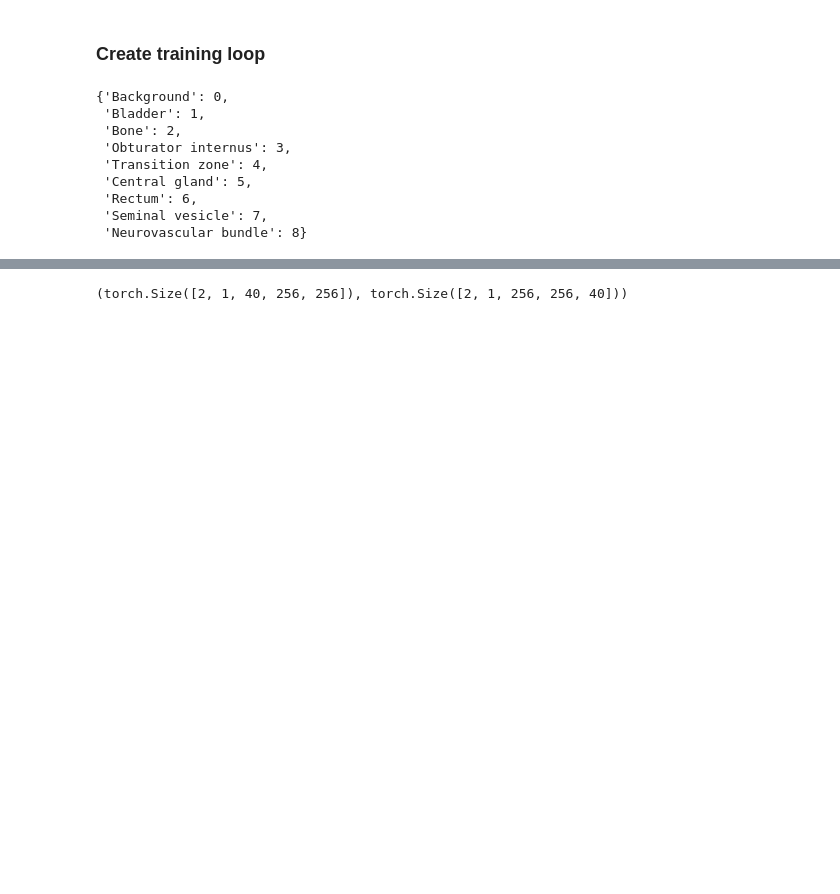
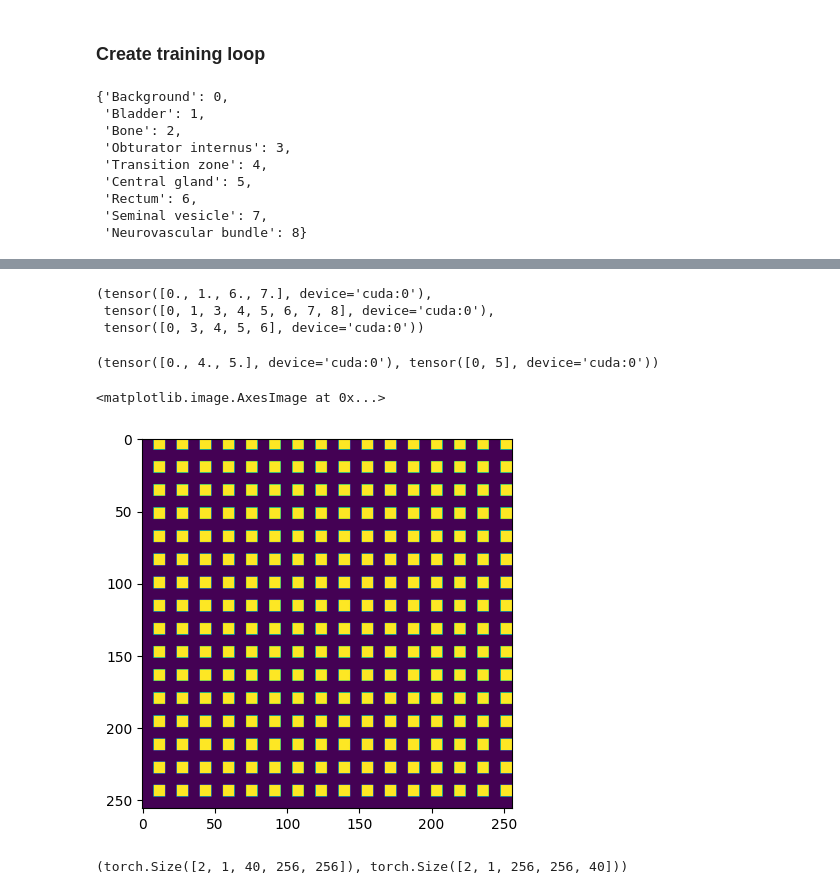
Before and after one commit to R-icntay/ml_cw2, a Jupyter notebook: multi_task_learning/unet.ipynb, the cells around one changed output, grey strips where cells are left out. Drawn from its saved outputs; the diff is of its cells as text; code cells hidden in the pictures; blank space fills up the shorter version.

```diff
--- a/multi_task_learning/unet.ipynb
+++ b/multi_task_learning/unet.ipynb
@@ -2199,0 +2618,10 @@ for epoch in range(max_epochs):
+# %%
+aux_labels.unique(), torch.argmax(aux_seg, dim = 1).unique(), torch.argmax(aux_seg, dim = 1)[0, :, :, indx].unique()
+# %% [output]
+(tensor([0., 1., 6., 7.], device='cuda:0'),
+ tensor([0, 1, 3, 4, 5, 6, 7, 8], device='cuda:0'),
+ tensor([0, 3, 4, 5, 6], device='cuda:0'))
+# %%
+main_labels.unique(), torch.argmax(main_seg, dim = 1).unique()
+# %% [output]
+(tensor([0., 4., 5.], device='cuda:0'), tensor([0, 5], device='cuda:0'))
@@ -2200,3 +2633,8 @@ for epoch in range(max_epochs):
+# %%
+plt.imshow(torch.argmax(main_seg, dim = 1)[1, :, :, indx].detach().cpu().numpy())
+# %% [output]
+<matplotlib.image.AxesImage at 0x...>
+[figure, added]
 # %%
 batch["image"].permute(0, 1, 4, 2, 3).shape, batch["mask"].shape
 # %% [output]
```
Also changed, not shown: parts of 10 cells of this notebook.
